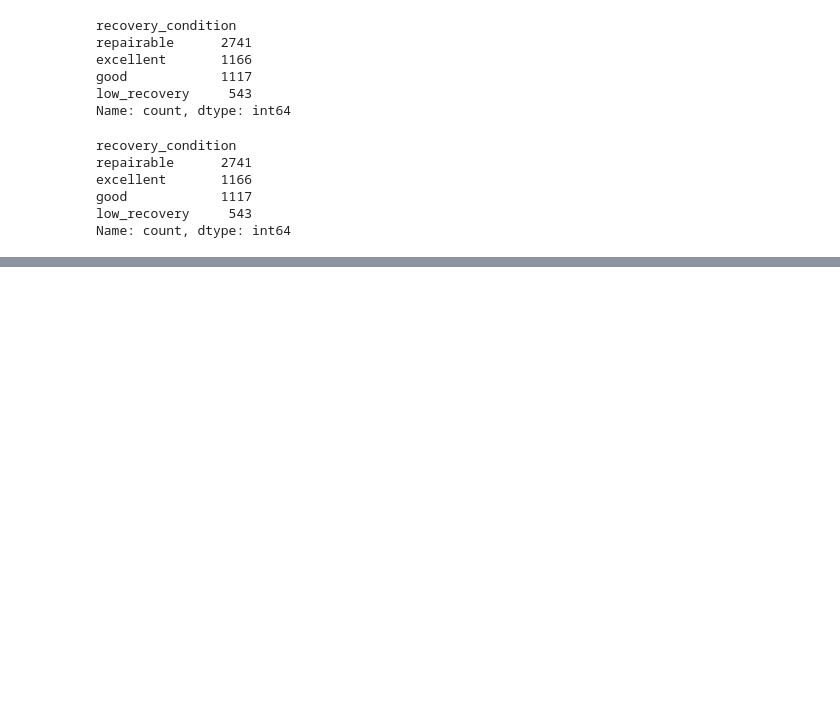
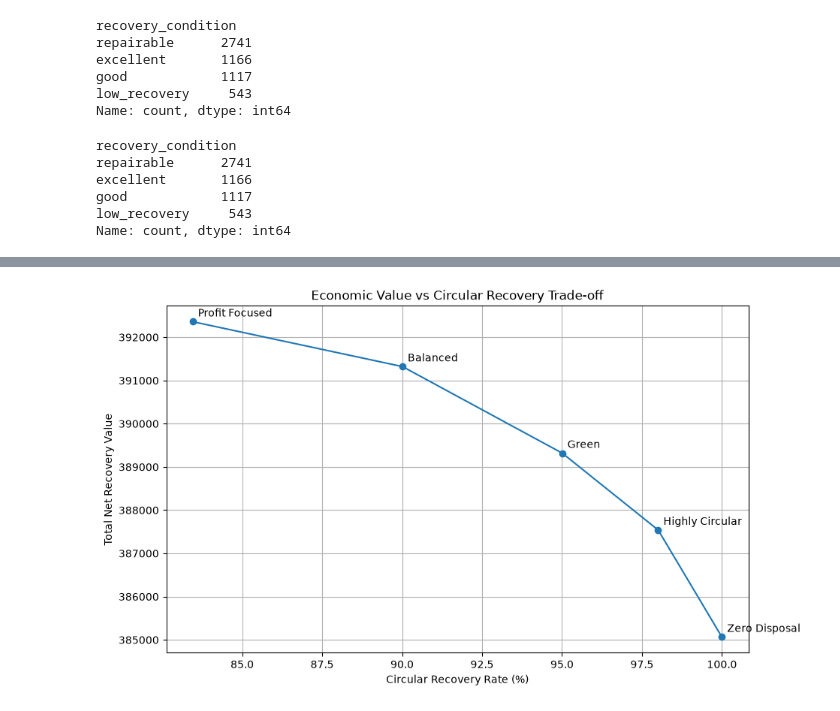
Before and after one commit to abhisarthak/AI-Driven-Circular-Supply-Chain-Optimization, a Jupyter notebook: notebooks/02_data_preprocessing.ipynb, the cells around one changed output, grey strips where cells are left out. Saved outputs shown, nothing was run; the diff lists cells and outputs as text; code cells hidden in the pictures; blank space fills up the shorter version.

```diff
--- a/notebooks/02_data_preprocessing.ipynb
+++ b/notebooks/02_data_preprocessing.ipynb
@@ -1184,0 +1275,2 @@ Name: count, dtype: int64
+# %%
+returns_df["baseline_path"] = returns_df["recovery_path"]
@@ -1184,0 +1692,17 @@ Name: count, dtype: int64
+# %%
+# ============================================================
+# FEASIBILITY CONSTRAINTS
+# ============================================================
+
+for i in items:
+
+    for p in pathways:
+
+        feasible = returns_df.loc[
+            i,
+            f"{p}_feasible"
+        ]
+
+        model += x[(i, p)] <= feasible
+
+print("Feasibility constraints added!")
@@ -1184,0 +2178,35 @@ Name: count, dtype: int64
+# %%
+import matplotlib.pyplot as plt
+
+plt.figure(figsize=(10, 6))
+
+plt.plot(
+    scenario_df["circular_recovery_rate"],
+    scenario_df["objective_value"],
+    marker="o"
+)
+
+for _, row in scenario_df.iterrows():
+
+    plt.annotate(
+        row["scenario"].split(" (")[0],
+        (
+            row["circular_recovery_rate"],
+            row["objective_value"]
+        ),
+        xytext=(5, 5),
+        textcoords="offset points"
+    )
+
+plt.xlabel("Circular Recovery Rate (%)")
+plt.ylabel("Total Net Recovery Value")
+
+plt.title(
+    "Economic Value vs Circular Recovery Trade-off"
+)
+
+plt.grid(True)
+
+plt.show()
+# %% [output]
+[figure, added]
```
Also changed, not shown: parts of 62 cells of this notebook.
